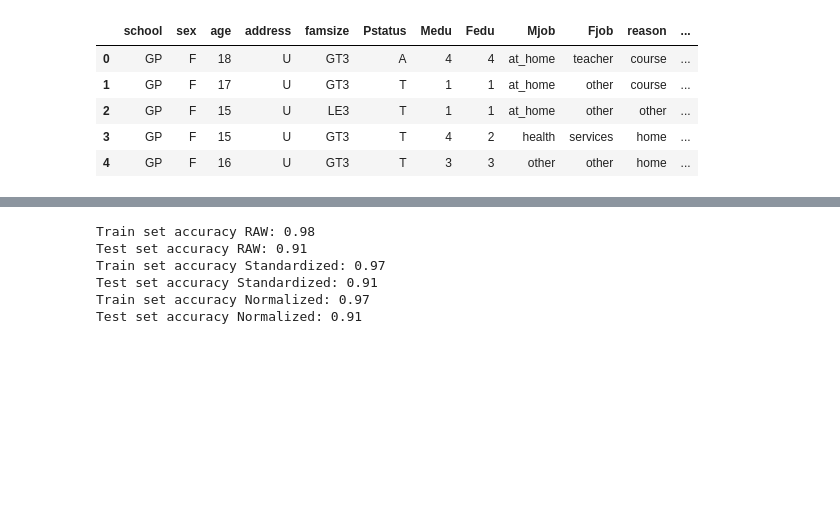
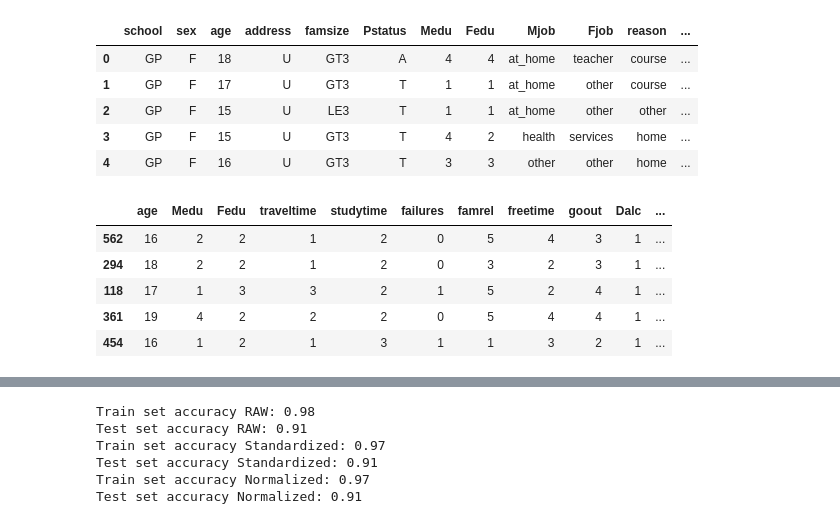
Before and after one commit to stephyap/ph1978L_finalproject, a Jupyter notebook: ph1978L_finalproject.ipynb, the cells around one changed output, grey strips where cells are left out. Saved outputs shown, nothing was run; the diff lists cells and outputs as text; code cells hidden in the pictures; blank space fills up the shorter version.

```diff
--- a/ph1978L_finalproject.ipynb
+++ b/ph1978L_finalproject.ipynb
@@ -1192,6 +1210,15 @@ for i in num_cols:
     norm = MinMaxScaler().fit(X_train_norm[[i]])
     X_train_norm[i] = norm.transform(X_train_norm[[i]])
     X_test_norm[i] = norm.transform(X_test_norm[[i]])
+# %%
+X_train.head()
+# %% [output]
+|  | age | Medu | Fedu | traveltime | studytime | failures | famrel | freetime | goout | Dalc | ... |
+| 562 | 16 | 2 | 2 | 1 | 2 | 0 | 5 | 4 | 3 | 1 | ... |
+| 294 | 18 | 2 | 2 | 1 | 2 | 0 | 3 | 2 | 3 | 1 | ... |
+| 118 | 17 | 1 | 3 | 3 | 2 | 1 | 5 | 2 | 4 | 1 | ... |
+| 361 | 19 | 4 | 2 | 2 | 2 | 0 | 5 | 4 | 4 | 1 | ... |
+| 454 | 16 | 1 | 2 | 1 | 3 | 1 | 1 | 3 | 2 | 1 | ... |
 # %%
 X_train.shape
 # %% [output]
```
Also changed, not shown: parts of 19 cells of this notebook.
